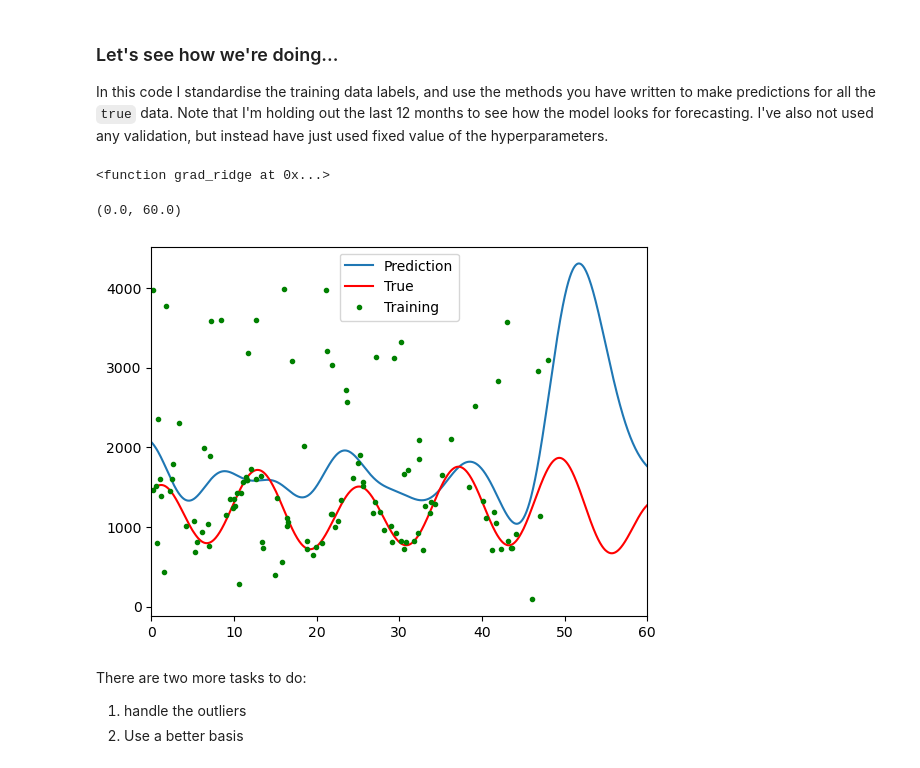
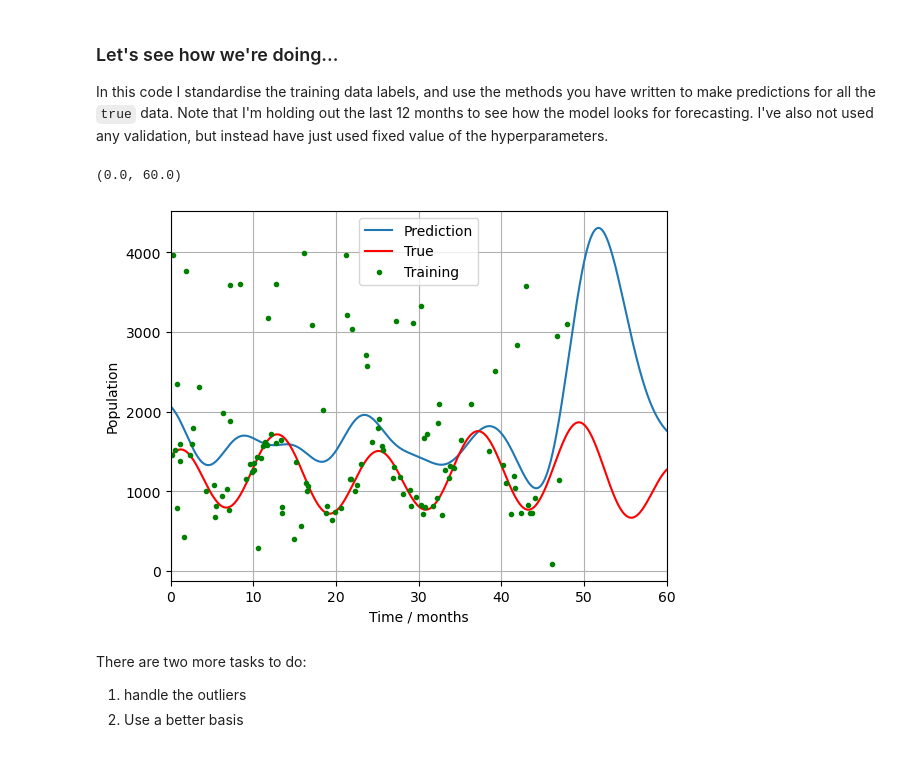
Before and after one commit to adhirajbane13/Uni_Sheffield_Module_Work, a Jupyter notebook: ML-and-AI/Assignment/assignment_ACS23AB.ipynb, the cells around one changed output. Drawn from its saved outputs; the diff is of its cells as text; code cells hidden in the pictures.

```diff
--- a/ML-and-AI/Assignment/assignment_ACS23AB.ipynb
+++ b/ML-and-AI/Assignment/assignment_ACS23AB.ipynb
@@ -189,25 +188,27 @@ In this code I standardise the training data labels, and use the methods you hav
 # %%
 xtrain = xdata[xdata<48]
 ytrain = ydata[xdata<48]
 xval = xtrue[xtrue>=48]
 yval = ytrue[xtrue>=48]
 
 data_mean = np.mean(ytrain)
 data_std = np.std(ytrain)
 ytrain_standardised = (ytrain - data_mean)/data_std
 
 Phi = gaussian(xtrain,120,[0,60],3)
 w = grad_descent(grad_ridge,Phi,ytrain_standardised,0.01)
 truePhi = gaussian(xtrue,120,[0,60],3)
 plt.plot(xtrue,(truePhi @ w)*data_std+data_mean,label='Prediction')
 plt.plot(xtrue,ytrue,'-r',label='True')
 plt.plot(xtrain,ytrain,'.g',label='Training')
+plt.xlabel('Time / months')
+plt.ylabel('Population')
 plt.legend()
+plt.grid()
 plt.xlim([0,60])
 # %% [output]
-<function grad_ridge at 0x...>
+(0.0, 60.0)
-(0.0, 60.0)
-[figure, old version]
+[figure, new version]
 # %% [markdown]
 There are two more tasks to do:
 
```
Also changed, not shown: parts of 9 cells of this notebook, 2 other files.
